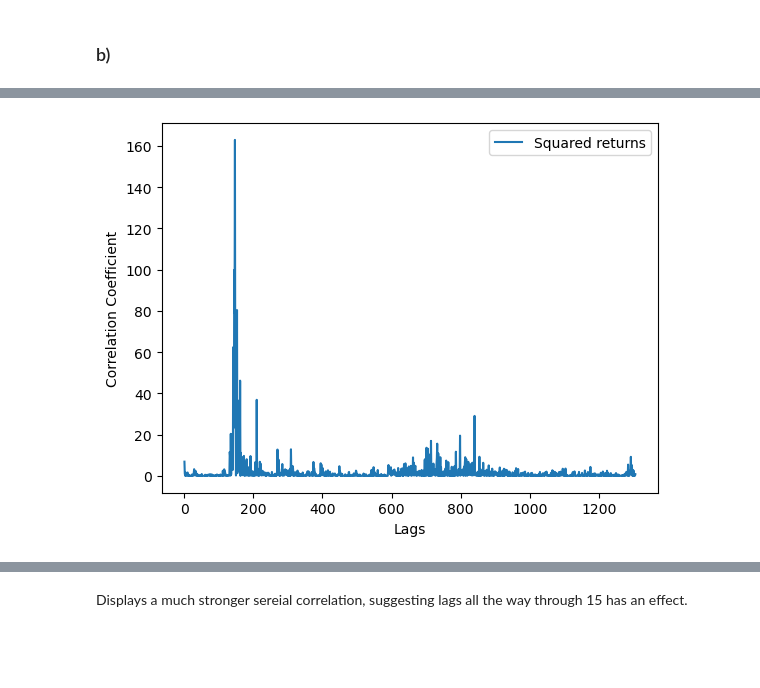
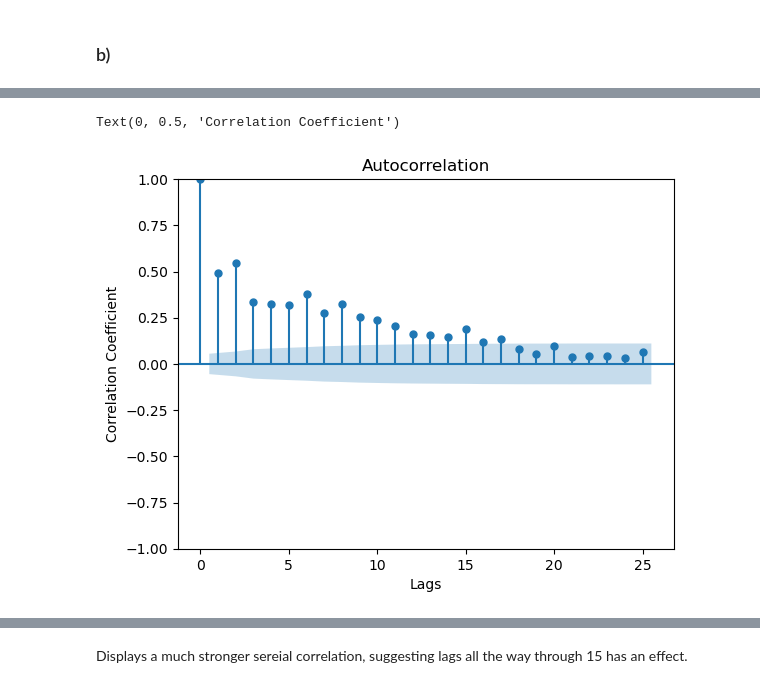
Before and after one commit to s2115214/First-Semester-Projects, a Jupyter notebook: midterm_statistics/time_series.ipynb, the cells around one changed output, grey strips where cells are left out. Cells and saved outputs as stored; diff of their text form; code cells hidden in the pictures; blank space fills up the shorter version.

```diff
--- a/midterm_statistics/time_series.ipynb
+++ b/midterm_statistics/time_series.ipynb
@@ -50,9 +62,8 @@ squared = returns**2
 # %%
-plt.plot(squared, label='Squared returns')
+y = plot_acf(squared, lags=25)
+
 plt.xlabel('Lags')
 plt.ylabel('Correlation Coefficient')
-
-plt.legend()
-plt.show()
 # %% [output]
+Text(0, 0.5, 'Correlation Coefficient')
-[figure, old version]
+[figure, new version]
```
Also changed, not shown: parts of 12 cells of this notebook.
